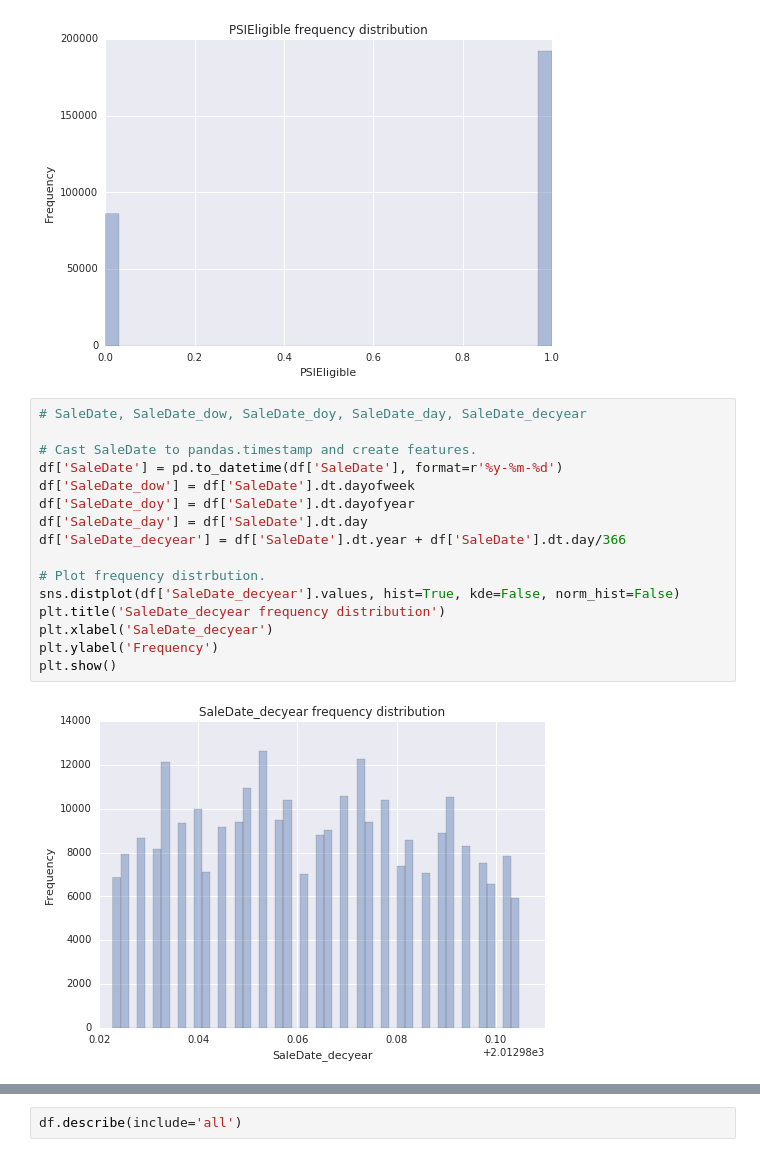
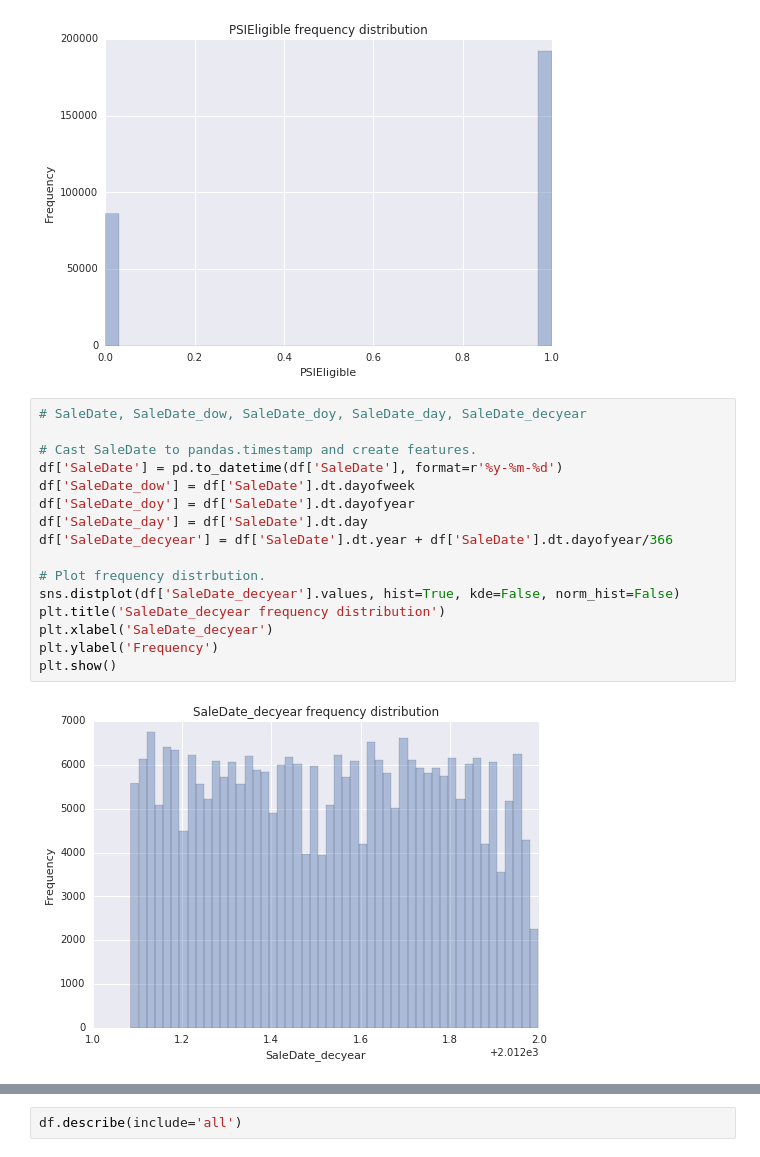
Before and after one commit to stharrold/demo, a Jupyter notebook: demo/app_predict/examples/example_app_predict_dev.ipynb, the cells around one changed output, grey strips where cells are left out. Saved outputs shown, nothing was run; the diff lists cells and outputs as text.

```diff
--- a/demo/app_predict/examples/example_app_predict_dev.ipynb
+++ b/demo/app_predict/examples/example_app_predict_dev.ipynb
@@ -431,18 +431,18 @@ for col in ['PSI', 'Arbitrated', 'Salvage', 'OVE', 'Simulcast', 'InLane', 'PSIEl
 # %%
 # SaleDate, SaleDate_dow, SaleDate_doy, SaleDate_day, SaleDate_decyear
 
 # Cast SaleDate to pandas.timestamp and create features.
 df['SaleDate'] = pd.to_datetime(df['SaleDate'], format=r'%y-%m-%d')
 df['SaleDate_dow'] = df['SaleDate'].dt.dayofweek
 df['SaleDate_doy'] = df['SaleDate'].dt.dayofyear
 df['SaleDate_day'] = df['SaleDate'].dt.day
-df['SaleDate_decyear'] = df['SaleDate'].dt.year + df['SaleDate'].dt.day/366
+df['SaleDate_decyear'] = df['SaleDate'].dt.year + df['SaleDate'].dt.dayofyear/366
 
 # Plot frequency distrbution.
 sns.distplot(df['SaleDate_decyear'].values, hist=True, kde=False, norm_hist=False)
 plt.title('SaleDate_decyear frequency distribution')
 plt.xlabel('SaleDate_decyear')
 plt.ylabel('Frequency')
 plt.show()
 # %% [output]
-[figure, old version]
+[figure, new version]
```
Also changed, not shown: parts of 25 cells of this notebook.
